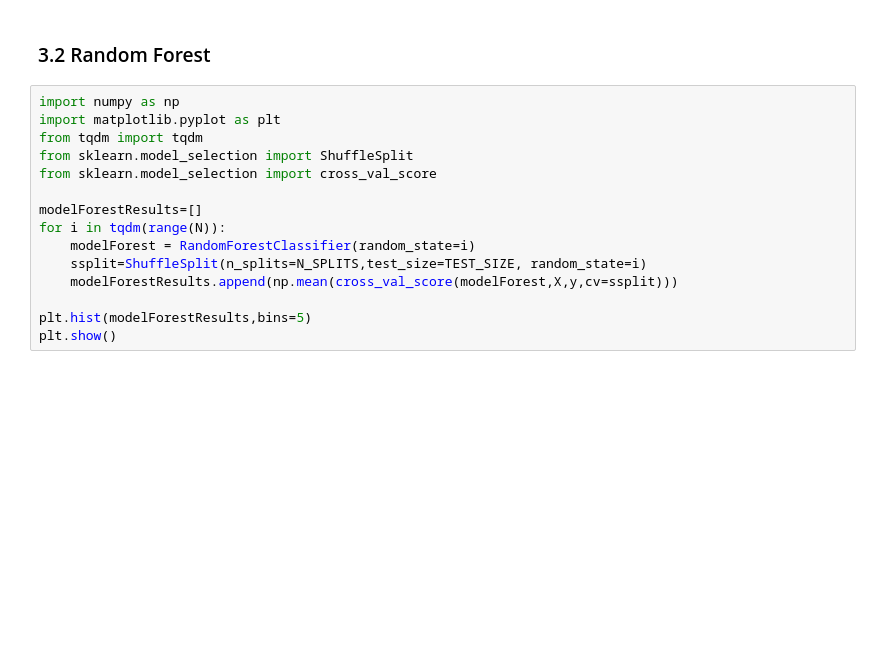
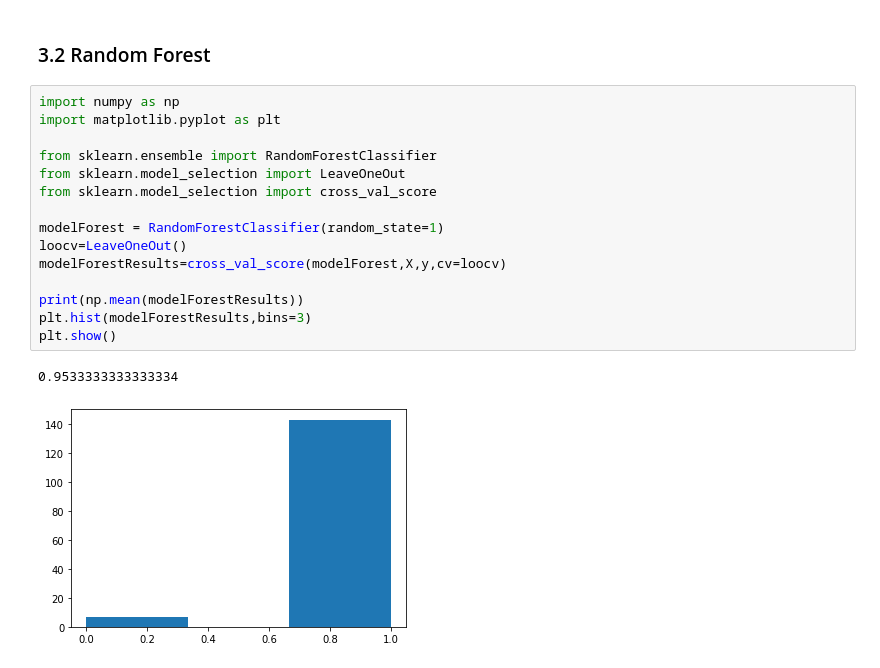
Before and after one commit to janvandenschilden/practiceML, a Jupyter notebook: 2022-02-24_statistically-compare-models/2022-02-24_statistically-compare-models.ipynb, the cells around one changed output. Drawn from its saved outputs; the diff is of its cells as text; blank space fills up the shorter version.

```diff
--- a/2022-02-24_statistically-compare-models/2022-02-24_statistically-compare-models.ipynb
+++ b/2022-02-24_statistically-compare-models/2022-02-24_statistically-compare-models.ipynb
@@ -78,15 +75,18 @@ plt.show()
 # %%
 import numpy as np
 import matplotlib.pyplot as plt
-from tqdm import tqdm
-from sklearn.model_selection import ShuffleSplit
+
+from sklearn.ensemble import RandomForestClassifier
+from sklearn.model_selection import LeaveOneOut
 from sklearn.model_selection import cross_val_score
 
-modelForestResults=[]
-for i in tqdm(range(N)):
-    modelForest = RandomForestClassifier(random_state=i)
-    ssplit=ShuffleSplit(n_splits=N_SPLITS,test_size=TEST_SIZE, random_state=i)
-    modelForestResults.append(np.mean(cross_val_score(modelForest,X,y,cv=ssplit)))
+modelForest = RandomForestClassifier(random_state=1)
+loocv=LeaveOneOut()
+modelForestResults=cross_val_score(modelForest,X,y,cv=loocv)
 
-plt.hist(modelForestResults,bins=5)
+print(np.mean(modelForestResults))
+plt.hist(modelForestResults,bins=3)
 plt.show()
+# %% [output]
+0.9533333333333334
+[figure, added]
```
Also changed, not shown: parts of 72 cells of this notebook, 2 other files.
